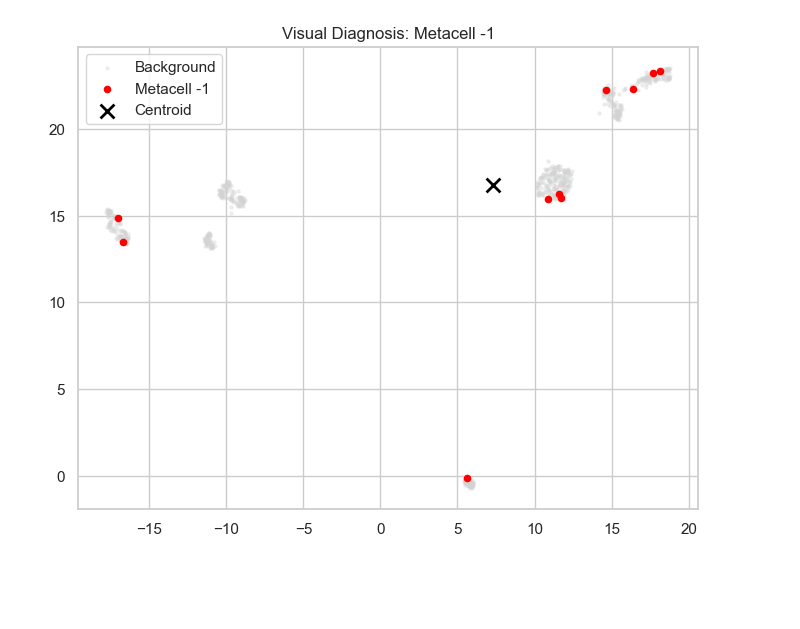
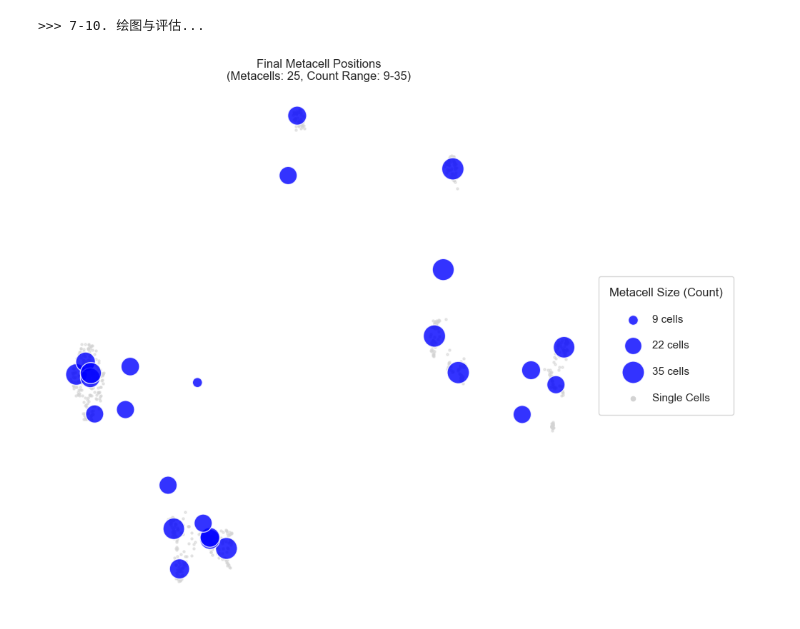
Before and after one commit to CCCKW/hstack, a Jupyter notebook: mc2.ipynb, the cells around one changed output. Cells and saved outputs as stored; diff of their text form; code cells hidden in the pictures; blank space fills up the shorter version.

```diff
--- a/mc2.ipynb
+++ b/mc2.ipynb
@@ -205,4 +167,11 @@ def plot_specific_metacell(adata, metacell_id):
-# %%
-plot_specific_metacell(adata, metacell_id=-1)
-# %% [output]
-[figure, removed]
+# %%
+
+
+# ==========================================
+# 7 - 10. 后续评估与可视化
+# ==========================================
+print("\n>>> 7-10. 绘图与评估...")
+sk.pl.plot_metacells(hdata, resolution=500000, max_size=500, min_size=100)
+# %% [output]
+>>> 7-10. 绘图与评估...
+[figure, added]
```
Also changed, not shown: parts of 14 cells of this notebook, 3 other files.
